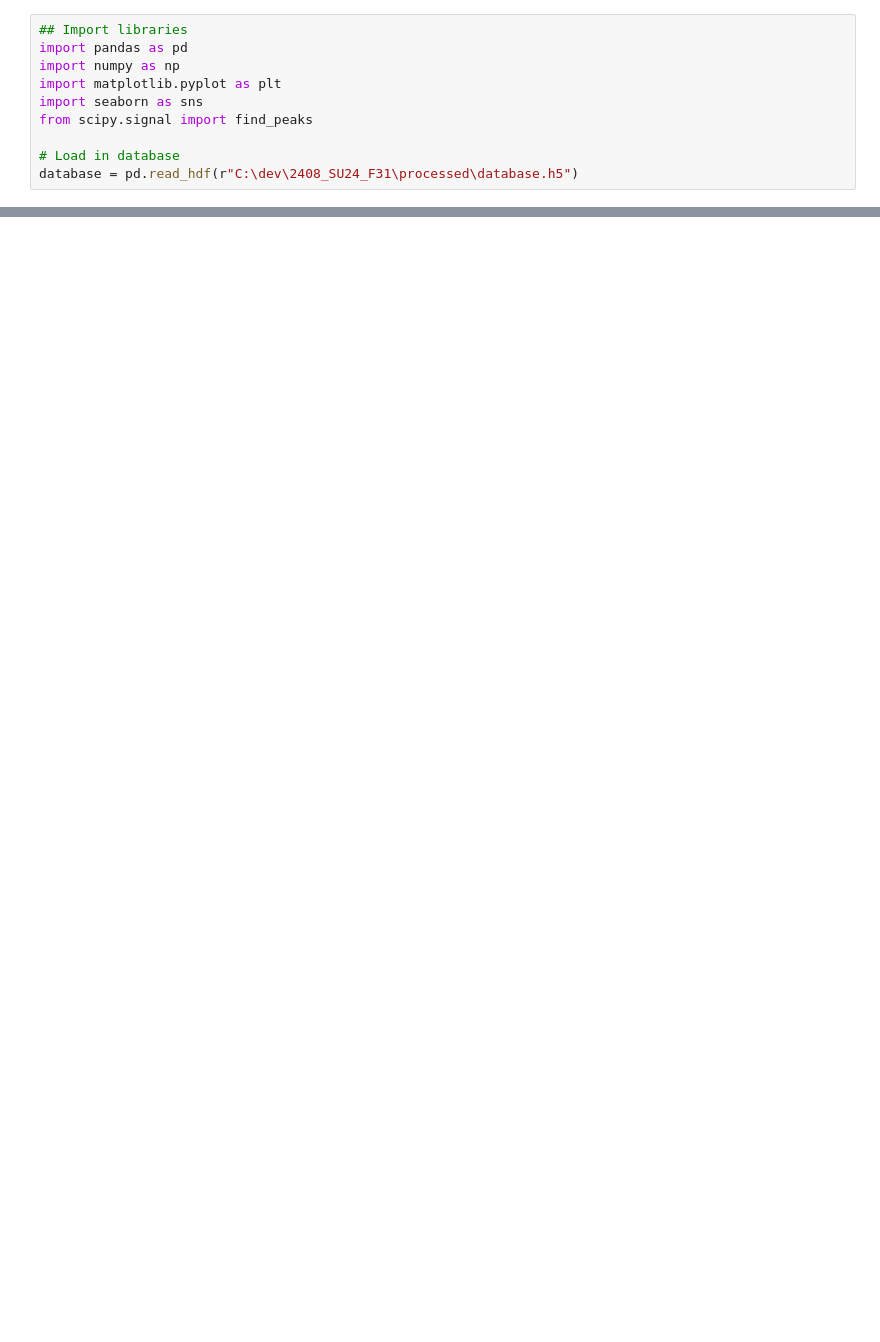
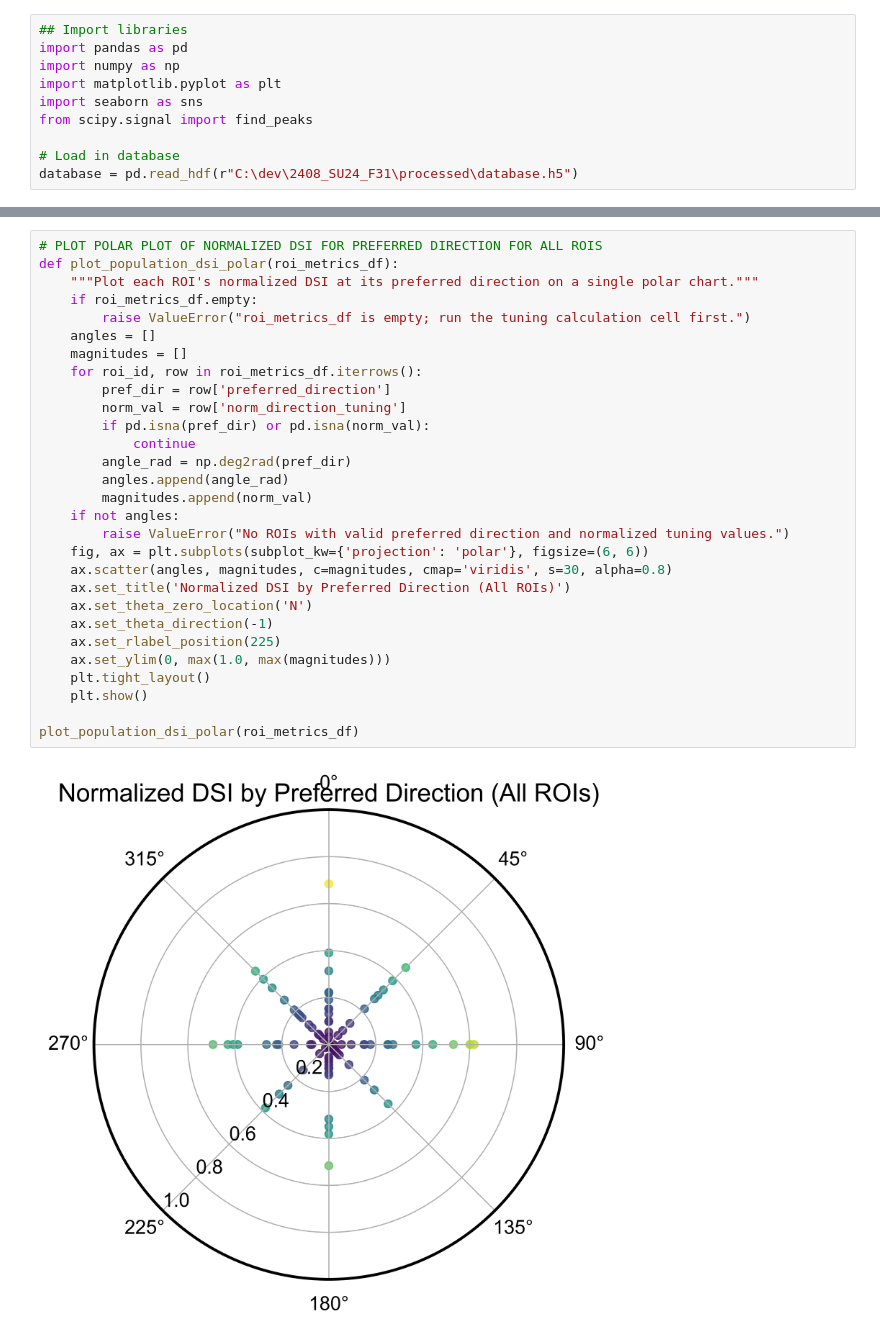
Before and after one commit to sindhujabaskar/sipelab_scripts, a Jupyter notebook: roi_report.ipynb, the cells around one changed output, grey strips where cells are left out. Drawn from its saved outputs; the diff is of its cells as text; blank space fills up the shorter version.

```diff
--- a/roi_report.ipynb
+++ b/roi_report.ipynb
@@ -271,0 +351,31 @@ plot_tuning_curve(pref_on.dir.dir_mean.index, pref_on.dir.dir_mean.values)
+# %%
+# PLOT POLAR PLOT OF NORMALIZED DSI FOR PREFERRED DIRECTION FOR ALL ROIS
+def plot_population_dsi_polar(roi_metrics_df):
+    """Plot each ROI's normalized DSI at its preferred direction on a single polar chart."""
+    if roi_metrics_df.empty:
+        raise ValueError("roi_metrics_df is empty; run the tuning calculation cell first.")
+    angles = []
+    magnitudes = []
+    for roi_id, row in roi_metrics_df.iterrows():
+        pref_dir = row['preferred_direction']
+        norm_val = row['norm_direction_tuning']
+        if pd.isna(pref_dir) or pd.isna(norm_val):
+            continue
+        angle_rad = np.deg2rad(pref_dir)
+        angles.append(angle_rad)
+        magnitudes.append(norm_val)
+    if not angles:
+        raise ValueError("No ROIs with valid preferred direction and normalized tuning values.")
+    fig, ax = plt.subplots(subplot_kw={'projection': 'polar'}, figsize=(6, 6))
+    ax.scatter(angles, magnitudes, c=magnitudes, cmap='viridis', s=30, alpha=0.8)
+    ax.set_title('Normalized DSI by Preferred Direction (All ROIs)')
+    ax.set_theta_zero_location('N')
+    ax.set_theta_direction(-1)
+    ax.set_rlabel_position(225)
+    ax.set_ylim(0, max(1.0, max(magnitudes)))
+    plt.tight_layout()
+    plt.show()
+
+plot_population_dsi_polar(roi_metrics_df)
+# %% [output]
+[figure, added]
```
Also changed, not shown: parts of 8 cells of this notebook.
